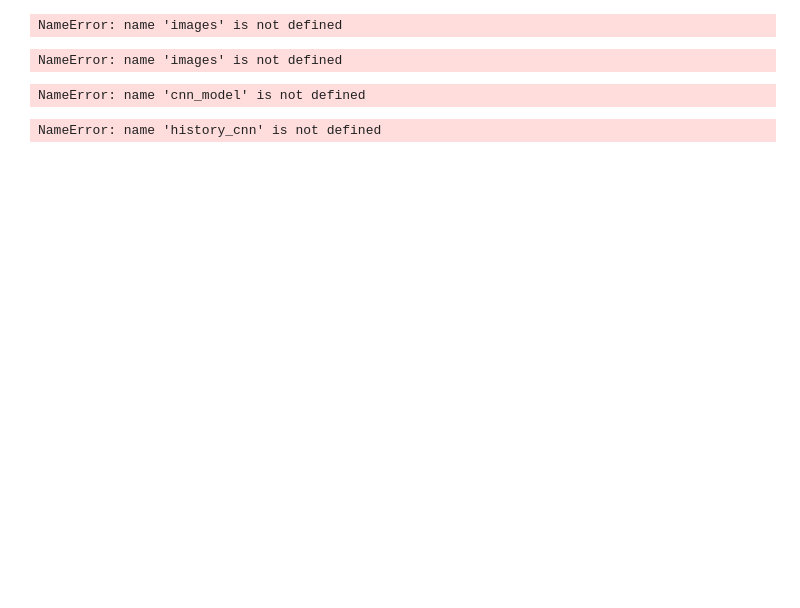
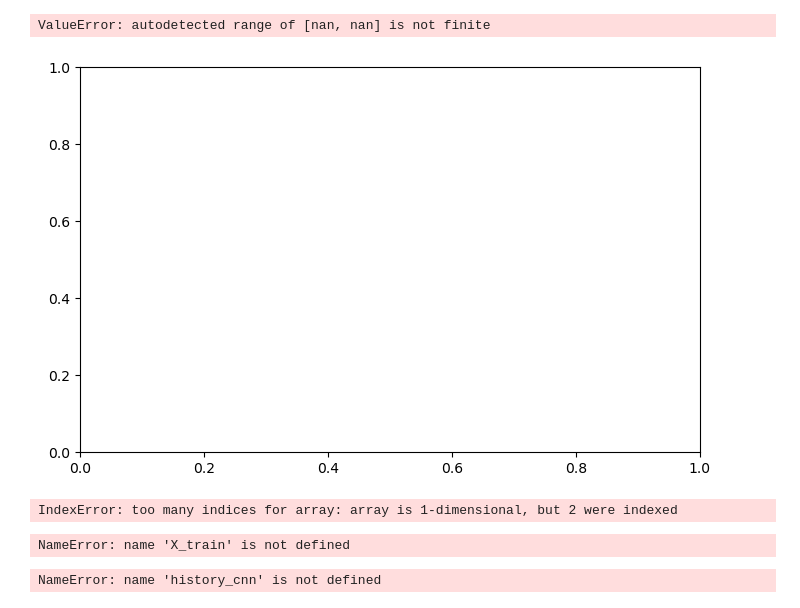
Before and after one commit to aSimpson02/DL_partA, a Jupyter notebook: main.ipynb, the cells around one changed output. Saved outputs shown, nothing was run; the diff lists cells and outputs as text; code cells hidden in the pictures; blank space fills up the shorter version.

```diff
--- a/main.ipynb
+++ b/main.ipynb
@@ -45,40 +43,42 @@ images, labels = load_images(labels_df, image_path)
 # %%
 
 #EDA visualisation....
-def plot_samples(images, labels, n=9):
-    plt.figure(figsize=(10, 10))
-    for i in range(n):
-        plt.subplot(3, 3, i + 1)
-        plt.imshow(images[i])
-        plt.title(f"Pitch: {labels[i][0]:.2f}\nRoll: {labels[i][1]:.2f}\nDepth: {labels[i][2]:.2f}")
-        plt.axis("off")
-    plt.tight_layout()
-    plt.show()
+# def plot_samples(images, labels, n=9):
+#     plt.figure(figsize=(10, 10))
+#     for i in range(n):
+#         plt.subplot(3, 3, i + 1)
+#         plt.imshow(images[i])
+#         plt.title(f"Pitch: {labels[i][0]:.2f}\nRoll: {labels[i][1]:.2f}\nDepth: {labels[i][2]:.2f}")
+#         plt.axis("off")
+#     plt.tight_layout()
+#     plt.show()
 
 def plot_label_distribution(labels_df):
     plt.figure(figsize=(8, 5))
     plt.hist(labels_df["Pitch"], bins=20, alpha=0.7, label="Pitch")
     plt.hist(labels_df["Roll"], bins=20, alpha=0.7, label="Roll")
     plt.hist(labels_df["Depth"], bins=20, alpha=0.7, label="Depth")
     plt.legend()
     plt.title("Label Distributions")
     plt.show()
 plot_label_distribution(labels_df)
 
 
-plot_samples(images, labels)
+#plot_samples(images, labels)
+plot_label_distribution(images, labels)
 
 labels_df = load_labels(label_file)
 if labels_df.empty:
     print("Error: No labels loaded. Check your Labels.txt file.")
 else:
     images, labels = load_images(labels_df, image_path)
     if len(images) == 0 or len(labels) == 0:
         print("Error: No images or labels loaded. Verify image paths and Labels.txt format.")
     else:
-        plot_samples(images, labels)
+        plot_label_distribution(images, labels)
 # %% [output]
-NameError: name 'images' is not defined
+ValueError: autodetected range of [nan, nan] is not finite
+[figure, added]
 # %%
 
 # normalisation...
@@ -92,9 +92,9 @@ X_train, X_val, y_train, y_val = train_test_split(images, labels, test_size=0.2,
 
 print("Labels shape:", labels.shape)
 if labels.ndim == 1:
-    labels = labels.reshape(-1, 3)  # Reshape to ensure 2D structure
+    labels = labels.reshape(-1, 3)
 # %% [output]
-NameError: name 'images' is not defined
+IndexError: too many indices for array: array is 1-dimensional, but 2 were indexed
 # %%
 #data augmentation...
 augmenter = ImageDataGenerator(
@@ -128,7 +128,7 @@ def build_cnn(input_shape):
 cnn_model = build_cnn((224, 224, 3))
 # %%
 #training....
-from tensorflow.keras.callbacks import ModelCheckpoint
+from keras.callbacks import ModelCheckpoint
 
 
 checkpoint = ModelCheckpoint('cnn_best_model.keras', save_best_only=True, monitor='val_accuracy')
@@ -142,7 +142,7 @@ history_cnn = cnn_model.fit(
     callbacks=[checkpoint]
 )
 # %% [output]
-NameError: name 'cnn_model' is not defined
+NameError: name 'X_train' is not defined
 # %%
 #training visualisation...
 def plot_training(history):
```
Also changed, not shown: parts of 6 cells of this notebook.
